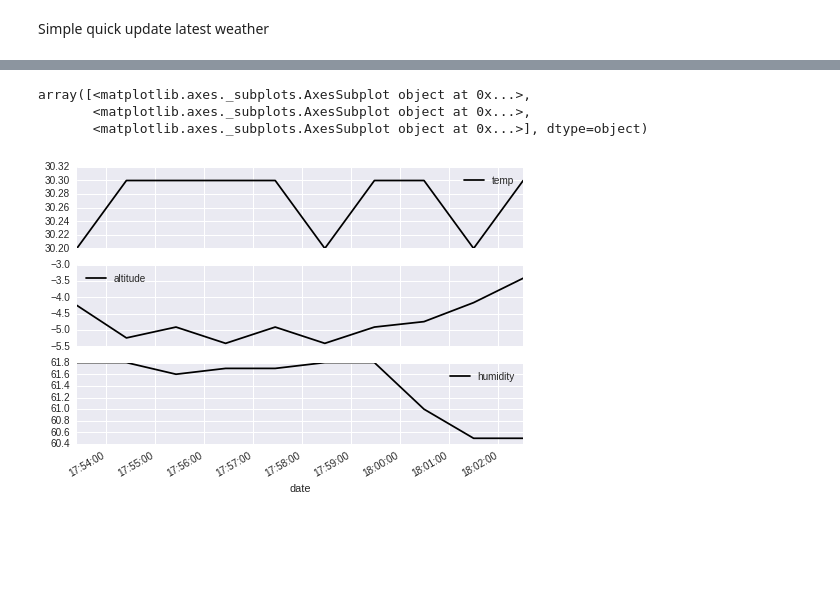
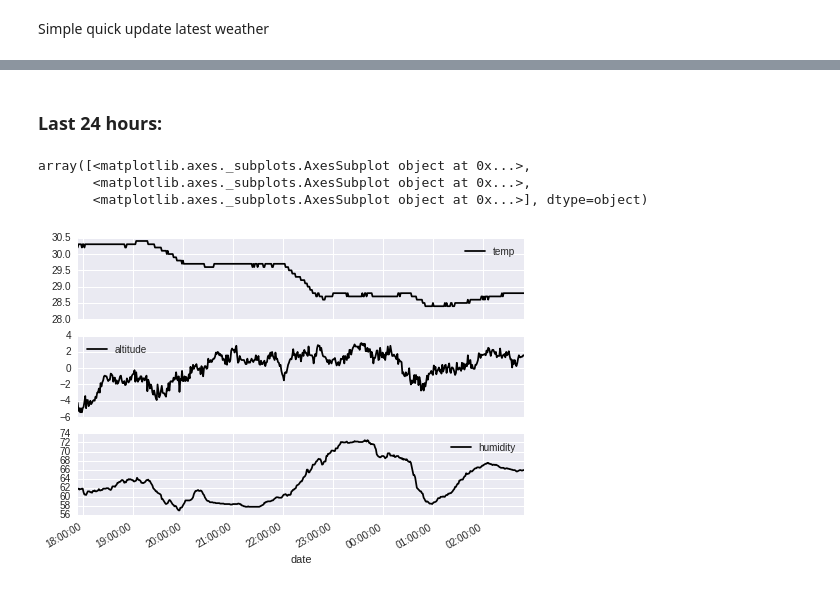
Before and after one commit to peakrisk/peakrisk, a Jupyter notebook: posts/latest-weather.ipynb, the cells around one changed output, grey strips where cells are left out. Saved outputs shown, nothing was run; the diff lists cells and outputs as text; code cells hidden in the pictures; blank space fills up the shorter version.

Commit message:
latest weather, now has last day, last week too, still less than one of data though.

```diff
--- a/posts/latest-weather.ipynb
+++ b/posts/latest-weather.ipynb
@@ -31,10 +31,13 @@ weather.csv                                   100% 1076     1.1KB/s   00:00
   the date/time in the columne labeled 'date'.
 """
 data = pandas.read_csv(infile, index_col='date', parse_dates=['date'])
-# %%
-data[['temp', 'altitude', 'humidity']].plot(subplots=True)
-# %% [output]
-array([<matplotlib.axes._subplots.AxesSubplot object at 0x...>,
-       <matplotlib.axes._subplots.AxesSubplot object at 0x...>,
-       <matplotlib.axes._subplots.AxesSubplot object at 0x...>], dtype=object)
-[figure, removed]
+# %% [markdown]
+### Last 24 hours:
+# %%
+# reading is once a minute, so take last 24 * 60 readings
+data[['temp', 'altitude', 'humidity']][-24*60:].plot(subplots=True)
+# %% [output]
+array([<matplotlib.axes._subplots.AxesSubplot object at 0x...>,
+       <matplotlib.axes._subplots.AxesSubplot object at 0x...>,
+       <matplotlib.axes._subplots.AxesSubplot object at 0x...>], dtype=object)
+[figure, added]
```
Also changed, not shown: parts of 7 cells of this notebook, 1 other file.
